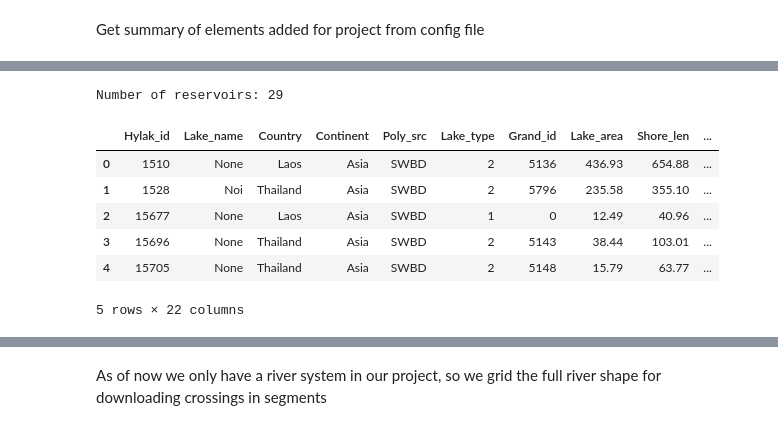
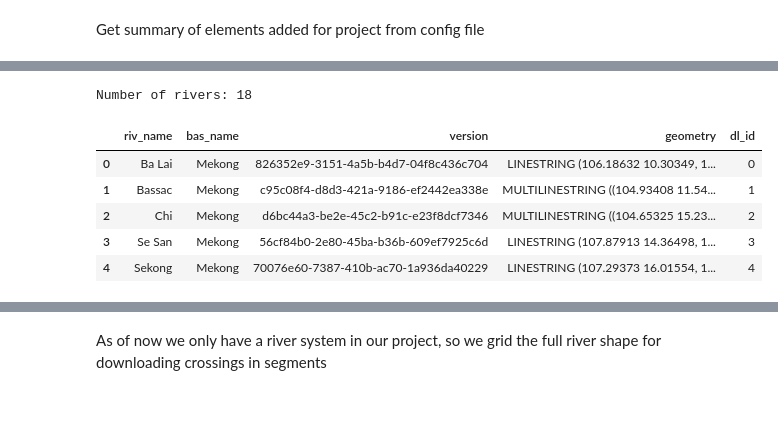
Before and after one commit to DHI/HydroEO, a Jupyter notebook: notebooks/project_test.ipynb, the cells around one changed output, grey strips where cells are left out. Drawn from its saved outputs; the diff is of its cells as text; code cells hidden in the pictures.

```diff
--- a/notebooks/project_test.ipynb
+++ b/notebooks/project_test.ipynb
@@ -42,11 +32,10 @@ Number of rivers: 18
-# %%
-project.reservoir_report()
-# %% [output]
-Number of reservoirs: 29
-|  | Hylak_id | Lake_name | Country | Continent | Poly_src | Lake_type | Grand_id | Lake_area | Shore_len | ... |
-| 0 | 1510 | None | Laos | Asia | SWBD | 2 | 5136 | 436.93 | 654.88 | ... |
-| 1 | 1528 | Noi | Thailand | Asia | SWBD | 2 | 5796 | 235.58 | 355.10 | ... |
-| 2 | 15677 | None | Laos | Asia | SWBD | 1 | 0 | 12.49 | 40.96 | ... |
-| 3 | 15696 | None | Thailand | Asia | SWBD | 2 | 5143 | 38.44 | 103.01 | ... |
-| 4 | 15705 | None | Thailand | Asia | SWBD | 2 | 5148 | 15.79 | 63.77 | ... |
-5 rows × 22 columns
+# %%
+project.rivers.report()
+# %% [output]
+Number of rivers: 18
+|  | riv_name | bas_name | version | geometry | dl_id |
+| 0 | Ba Lai | Mekong | 826352e9-3151-4a5b-b4d7-04f8c436c704 | LINESTRING (106.18632 10.30349, 1... | 0 |
+| 1 | Bassac | Mekong | c95c08f4-d8d3-421a-9186-ef2442ea338e | MULTILINESTRING ((104.93408 11.54... | 1 |
+| 2 | Chi | Mekong | d6bc44a3-be2e-45c2-b91c-e23f8dcf7346 | MULTILINESTRING ((104.65325 15.23... | 2 |
+| 3 | Se San | Mekong | 56cf84b0-2e80-45ba-b36b-609ef7925c6d | LINESTRING (107.87913 14.36498, 1... | 3 |
+| 4 | Sekong | Mekong | 70076e60-7387-410b-ac70-1a936da40229 | LINESTRING (107.29373 16.01554, 1... | 4 |
```
Also changed, not shown: parts of 13 cells of this notebook, 2 other files.
